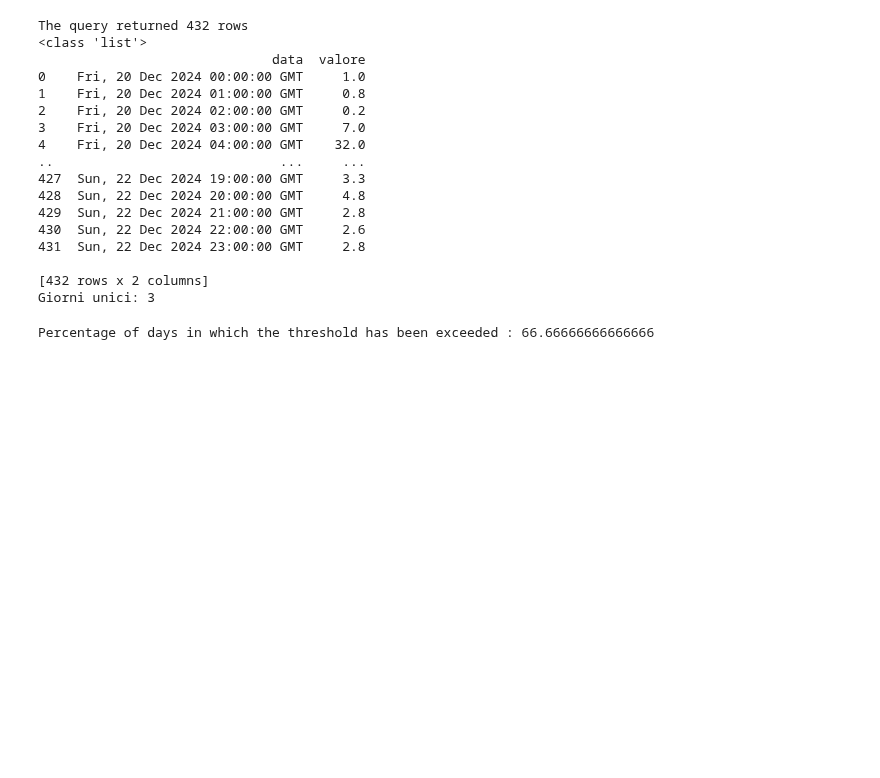
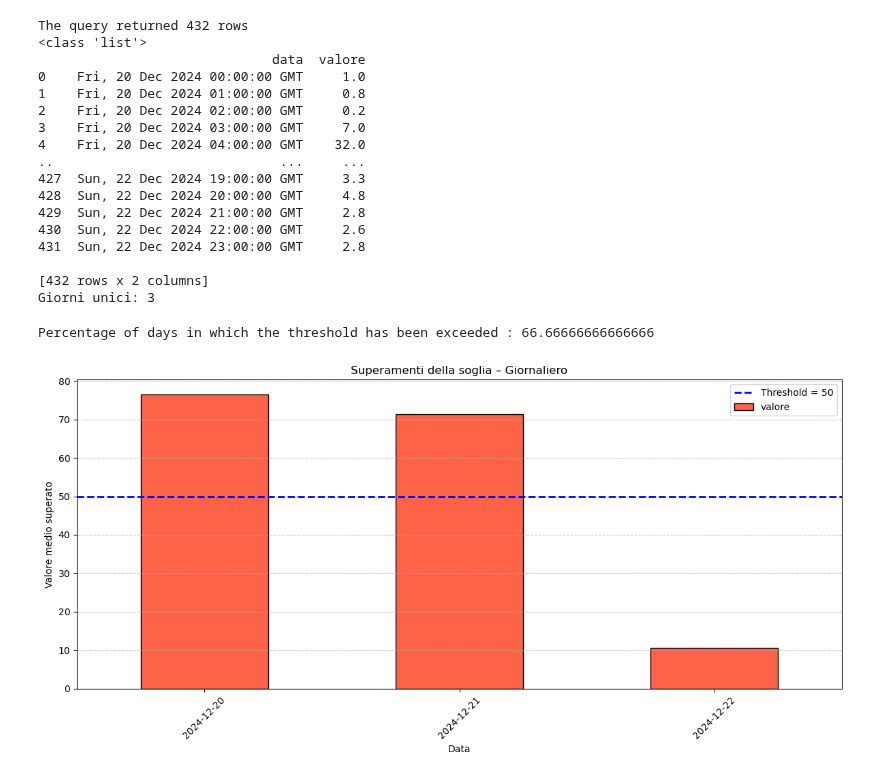
Before and after one commit to silviamacchi/bugs_SEProject, a Jupyter notebook: EU-DV-2/EU-DV-2_client.ipynb, the cells around one changed output. Drawn from its saved outputs; the diff is of its cells as text; code cells hidden in the pictures; blank space fills up the shorter version.

```diff
--- a/EU-DV-2/EU-DV-2_client.ipynb
+++ b/EU-DV-2/EU-DV-2_client.ipynb
@@ -203,3 +203,33 @@ percentage=(exceeded_days/totaldays)*100
 print(f"Percentage of days in which the threshold has been exceeded : {percentage}")
 # %% [output]
 Percentage of days in which the threshold has been exceeded : 66.66666666666666
+# %%
+import matplotlib.pyplot as plt
+import pandas as pd
+
+# Assumendo che df sia il DataFrame dei superamenti
+df['data'] = pd.to_datetime(df['data'])
+
+# Raggruppamento per giorno
+df_grouped = df.groupby(df['data'].dt.date)['valore'].max()
+
+# Valore della soglia da visualizzare
+threshold = slider_soglia.value  # oppure impostalo direttamente, es: threshold = 50
+
+# Crea l'istogramma
+plt.figure(figsize=(12, 6))
+df_grouped.plot(kind='bar', color='tomato', edgecolor='black')
+
+# Aggiungi la linea orizzontale della soglia
+plt.axhline(y=threshold, color='blue', linestyle='--', linewidth=2, label=f'Threshold = {threshold}')
+
+plt.title('Superamenti della soglia – Giornaliero')
+plt.xlabel('Data')
+plt.ylabel('Valore medio superato')
+plt.xticks(rotation=45)
+plt.legend()
+plt.tight_layout()
+plt.grid(axis='y', linestyle='--', alpha=0.7)
+plt.show()
+# %% [output]
+[figure, added]
```
Also changed, not shown: 2 other files.
